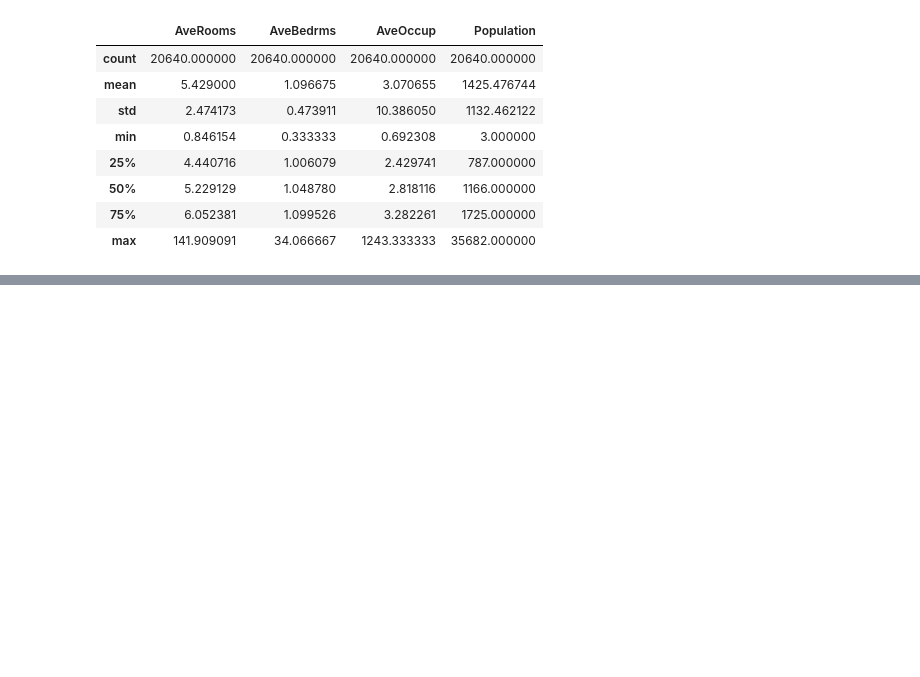
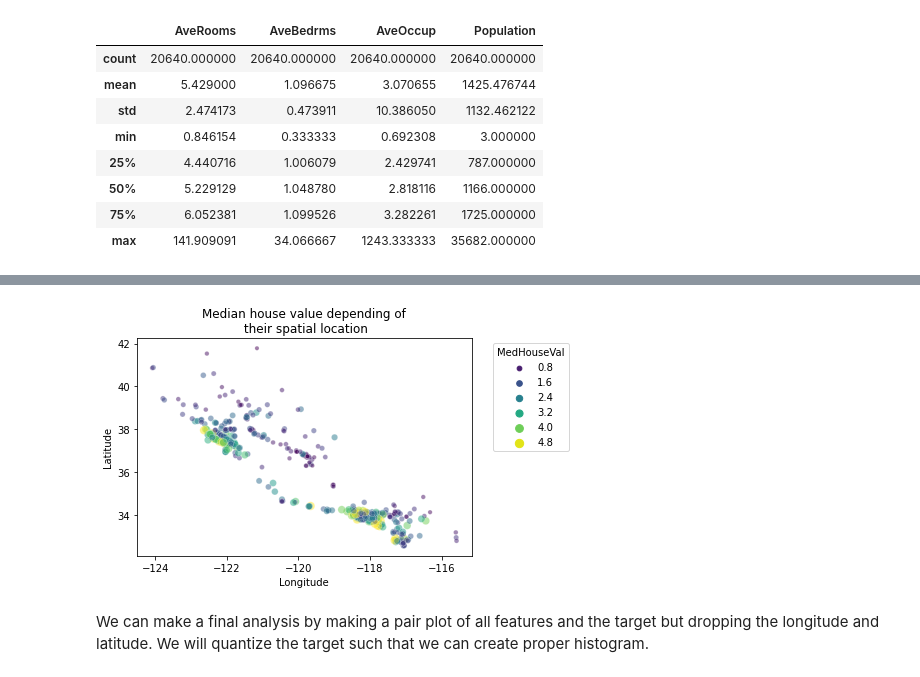
Before and after one commit to cfdonmez/MLBoot, a Jupyter notebook: Week2/extras2/housePrices.ipynb, the cells around one changed output, grey strips where cells are left out. Saved outputs shown, nothing was run; the diff lists cells and outputs as text; code cells hidden in the pictures; blank space fills up the shorter version.

```diff
--- a/Week2/extras2/housePrices.ipynb
+++ b/Week2/extras2/housePrices.ipynb
@@ -127,0 +155,16 @@ california_housing.frame[annan]
+# %%
+rng = np.random.RandomState(0)
+indices = rng.choice(np.arange(california_housing.frame.shape[0]), size=500,
+                     replace=False)
+# %%
+sns.scatterplot(data=california_housing.frame.iloc[indices],
+                x="Longitude", y="Latitude",
+                size="MedHouseVal", hue="MedHouseVal",
+                palette="viridis", alpha=0.5)
+plt.legend(title="MedHouseVal", bbox_to_anchor=(1.05, 1),
+           loc="upper left")
+_ = plt.title("Median house value depending of\n their spatial location")
+# %% [output]
+[figure, added]
+# %% [markdown]
+We can make a final analysis by making a pair plot of all features and the target but dropping the longitude and latitude. We will quantize the target such that we can create proper histogram.
```
Also changed, not shown: parts of 33 cells of this notebook.
